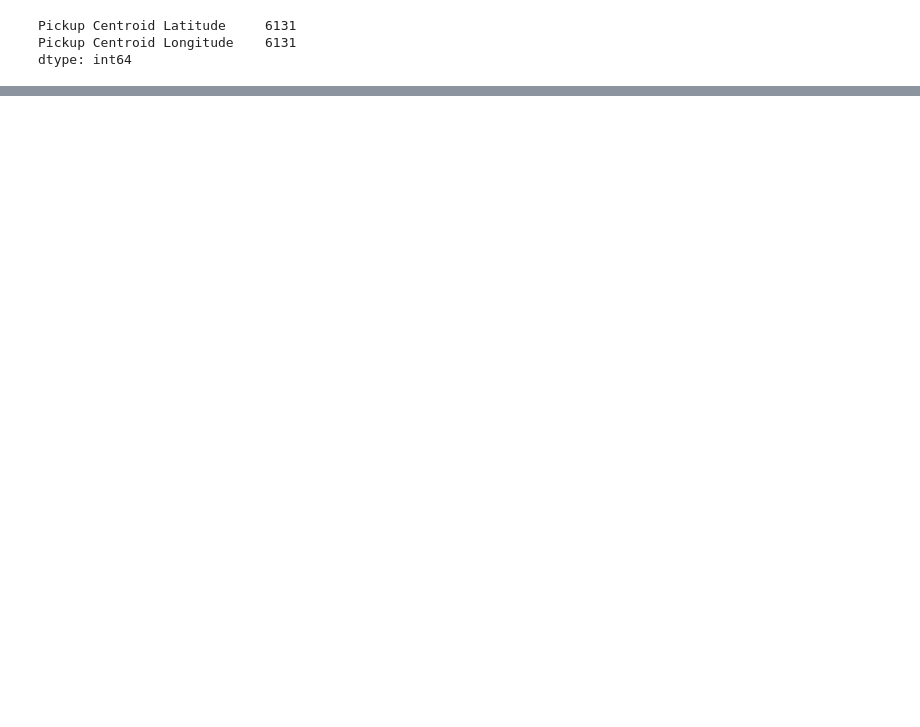
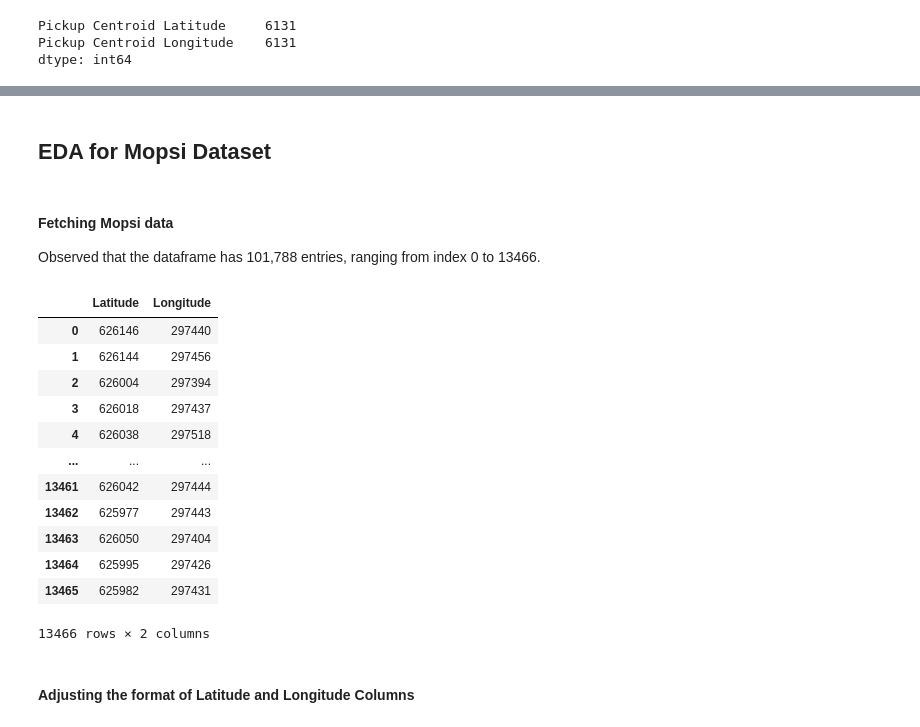
Before and after one commit to USFCA-CS663-Spring2024/kmeans-ruchamaslekar, a Jupyter notebook: Assignment 2 - Clustering.ipynb, the cells around one changed output, grey strips where cells are left out. Cells and saved outputs as stored; diff of their text form; code cells hidden in the pictures; blank space fills up the shorter version.

```diff
--- a/Assignment 2 - Clustering.ipynb
+++ b/Assignment 2 - Clustering.ipynb
@@ -330,0 +431,25 @@ Kmeans_my_balanced.fit(X)
+# %% [markdown]
+## EDA for Mopsi Dataset
+# %% [markdown]
+#### Fetching Mopsi data
+Observed that the dataframe has 101,788 entries, ranging from index 0 to 13466.
+# %%
+mopsi_df = pd.read_csv("MopsiLocationsUntil2012-Finland.txt", sep='\t')
+mopsi_df.columns = ["Latitude", "Longitude"]
+mopsi_df
+# %% [output]
+|  | Latitude | Longitude |
+| 0 | 626146 | 297440 |
+| 1 | 626144 | 297456 |
+| 2 | 626004 | 297394 |
+| 3 | 626018 | 297437 |
+| 4 | 626038 | 297518 |
+| ... | ... | ... |
+| 13461 | 626042 | 297444 |
+| 13462 | 625977 | 297443 |
+| 13463 | 626050 | 297404 |
+| 13464 | 625995 | 297426 |
+| 13465 | 625982 | 297431 |
+13466 rows × 2 columns
+# %% [markdown]
+#### Adjusting the format of Latitude and Longitude Columns
```
Also changed, not shown: parts of 114 cells of this notebook.
